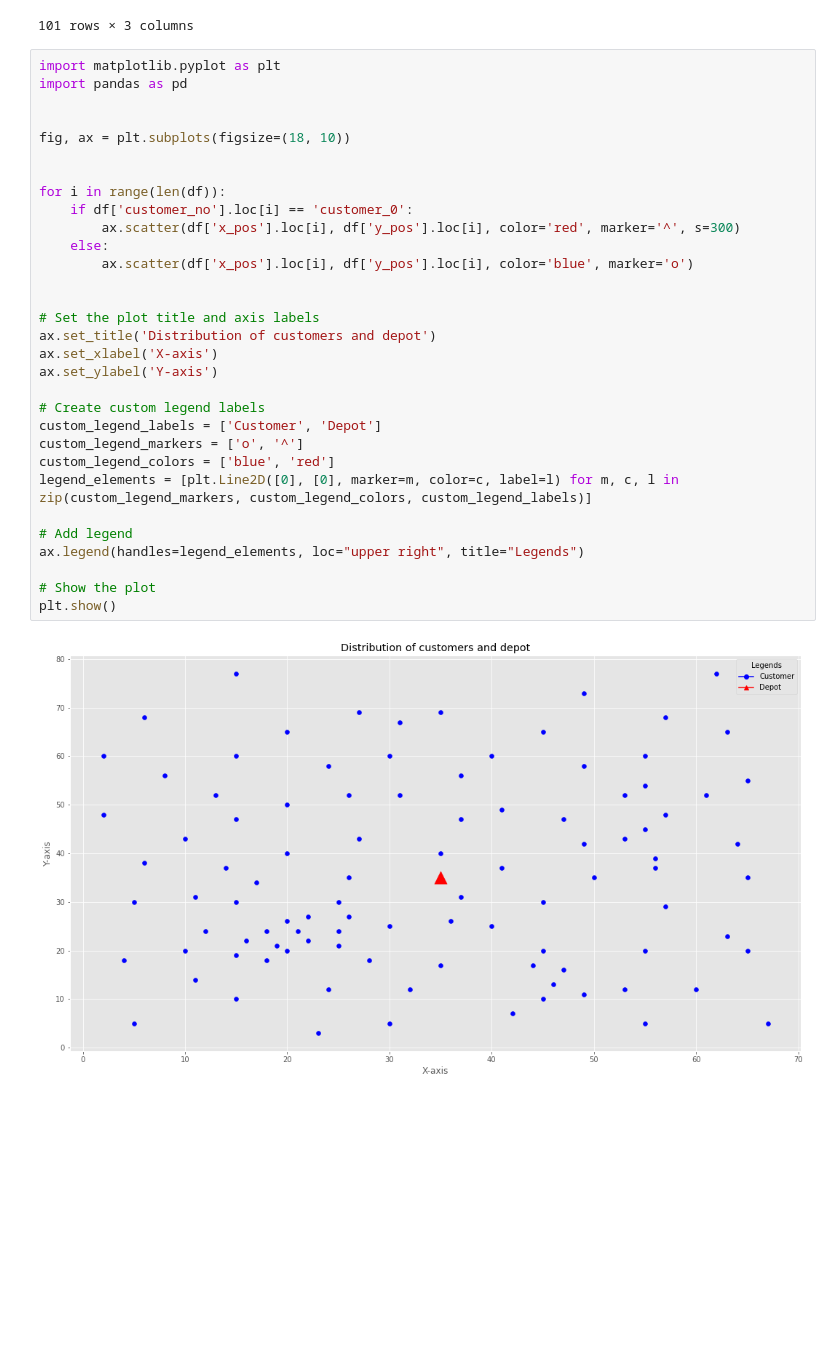
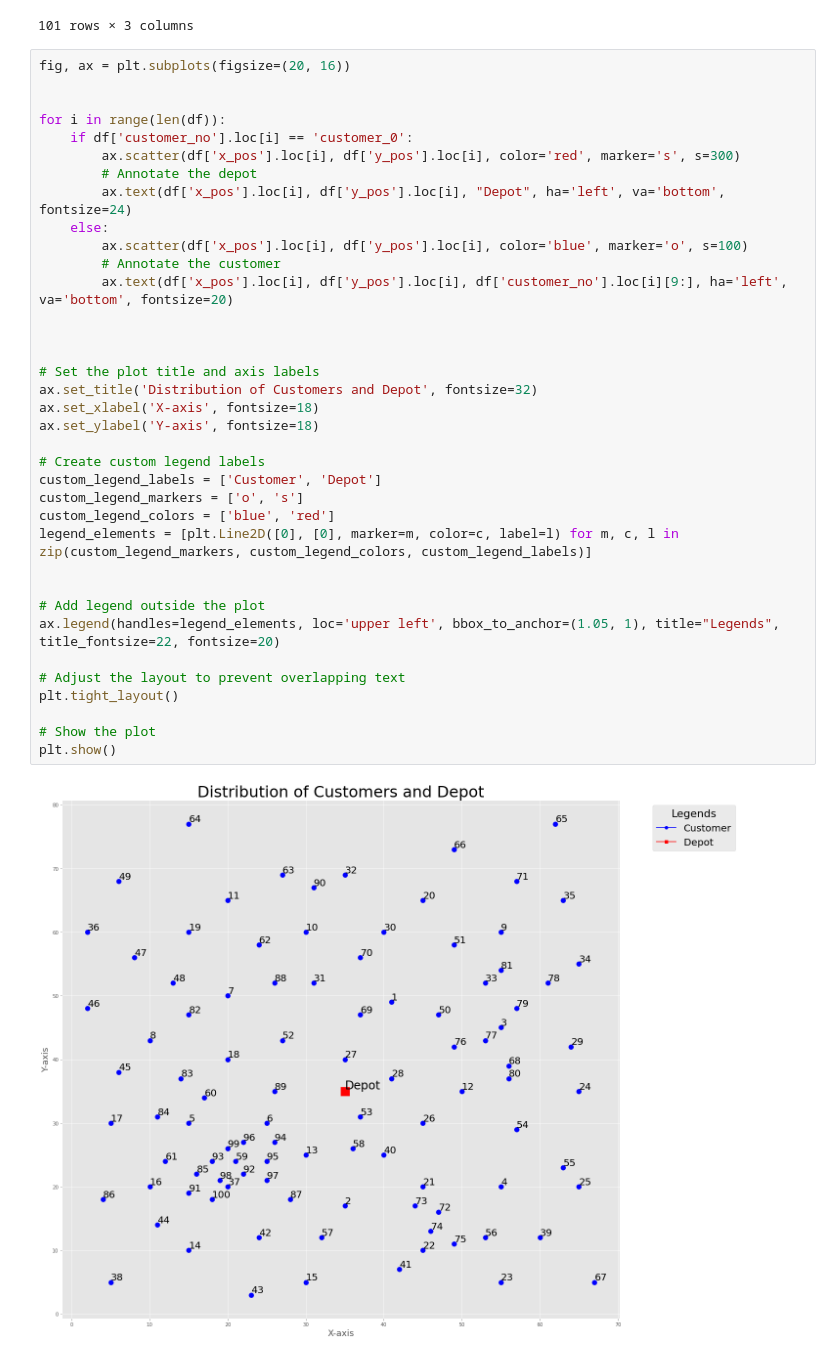
Before and after one commit to KingQino/VRPTW, a Jupyter notebook: initialize_data.ipynb, the cells around one changed output. Cells and saved outputs as stored; diff of their text form; blank space fills up the shorter version.

```diff
--- a/initialize_data.ipynb
+++ b/initialize_data.ipynb
@@ -190,35 +189,40 @@ df
 | 100 | customer_0 | 35.0 | 35.0 |
 101 rows × 3 columns
 # %%
-import matplotlib.pyplot as plt
-import pandas as pd
-
-
-fig, ax = plt.subplots(figsize=(18, 10))
+fig, ax = plt.subplots(figsize=(20, 16))
 
 
 for i in range(len(df)):
     if df['customer_no'].loc[i] == 'customer_0':
-        ax.scatter(df['x_pos'].loc[i], df['y_pos'].loc[i], color='red', marker='^', s=300)
+        ax.scatter(df['x_pos'].loc[i], df['y_pos'].loc[i], color='red', marker='s', s=300)
+        # Annotate the depot
+        ax.text(df['x_pos'].loc[i], df['y_pos'].loc[i], "Depot", ha='left', va='bottom', fontsize=24)
     else:
-        ax.scatter(df['x_pos'].loc[i], df['y_pos'].loc[i], color='blue', marker='o')
+        ax.scatter(df['x_pos'].loc[i], df['y_pos'].loc[i], color='blue', marker='o', s=100)
+        # Annotate the customer
+        ax.text(df['x_pos'].loc[i], df['y_pos'].loc[i], df['customer_no'].loc[i][9:], ha='left', va='bottom', fontsize=20)
+
 
 
 # Set the plot title and axis labels
-ax.set_title('Distribution of customers and depot')
-ax.set_xlabel('X-axis')
-ax.set_ylabel('Y-axis')
+ax.set_title('Distribution of Customers and Depot', fontsize=32)
+ax.set_xlabel('X-axis', fontsize=18)
+ax.set_ylabel('Y-axis', fontsize=18)
 
 # Create custom legend labels
 custom_legend_labels = ['Customer', 'Depot']
-custom_legend_markers = ['o', '^']
+custom_legend_markers = ['o', 's']
 custom_legend_colors = ['blue', 'red']
 legend_elements = [plt.Line2D([0], [0], marker=m, color=c, label=l) for m, c, l in zip(custom_legend_markers, custom_legend_colors, custom_legend_labels)]
 
-# Add legend
-ax.legend(handles=legend_elements, loc="upper right", title="Legends")
+
+# Add legend outside the plot
+ax.legend(handles=legend_elements, loc='upper left', bbox_to_anchor=(1.05, 1), title="Legends", title_fontsize=22, fontsize=20)
+
+# Adjust the layout to prevent overlapping text
+plt.tight_layout()
 
 # Show the plot
 plt.show()
 # %% [output]
-[figure, old version]
+[figure, new version]
```
Also changed, not shown: parts of 1 cell of this notebook, 1 other file.
